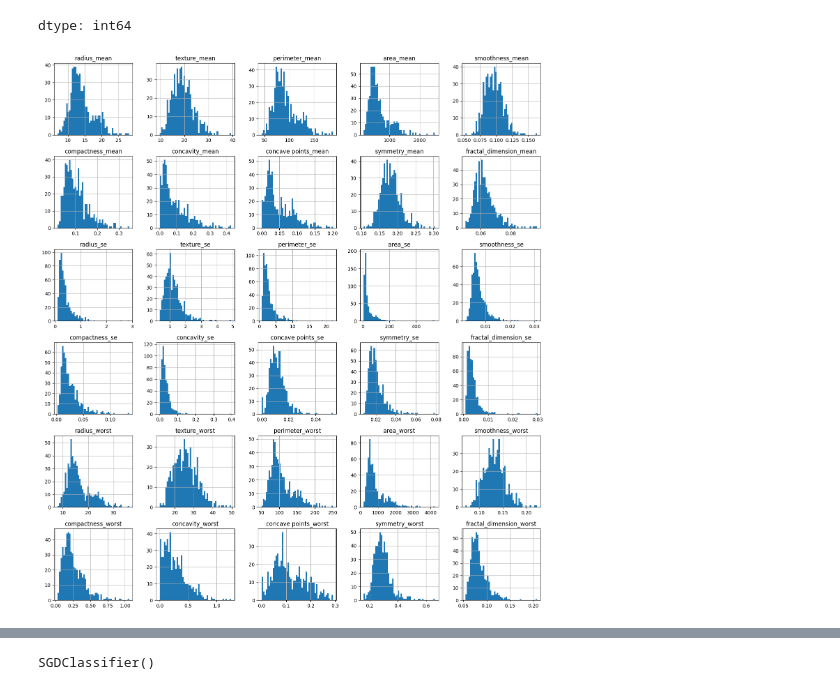
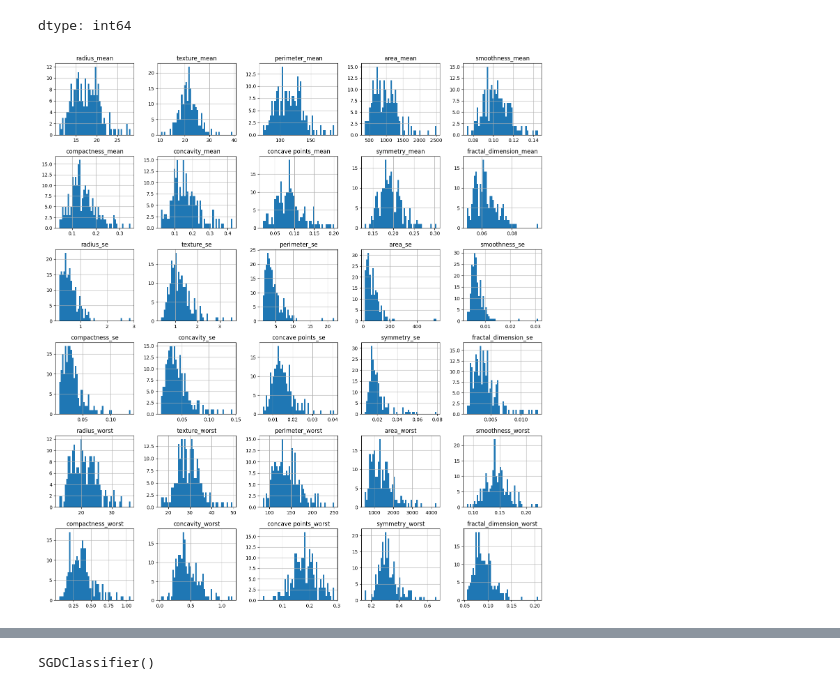
Before and after one commit to MorawoLekanDavid/ML_projects, a Jupyter notebook: breastCancer.ipynb, the cells around one changed output, grey strips where cells are left out. Saved outputs shown, nothing was run; the diff lists cells and outputs as text; code cells hidden in the pictures.

```diff
--- a/breastCancer.ipynb
+++ b/breastCancer.ipynb
@@ -61,9 +61,11 @@ cancer['diagnosis'].value_counts()
 | B | 357 |
 | M | 212 |
 dtype: int64
+# %%
+cancer_mal = cancer[cancer['diagnosis'] == 'M']
 # %%
 import matplotlib.pyplot as plt
-cancer.hist(bins =50, figsize = (18, 20))
+cancer_mal.hist(bins =50, figsize = (18, 20))
 plt.show()
 # %% [output]
-[figure, old version]
+[figure, new version]
```
Also changed, not shown: parts of 21 cells of this notebook.
